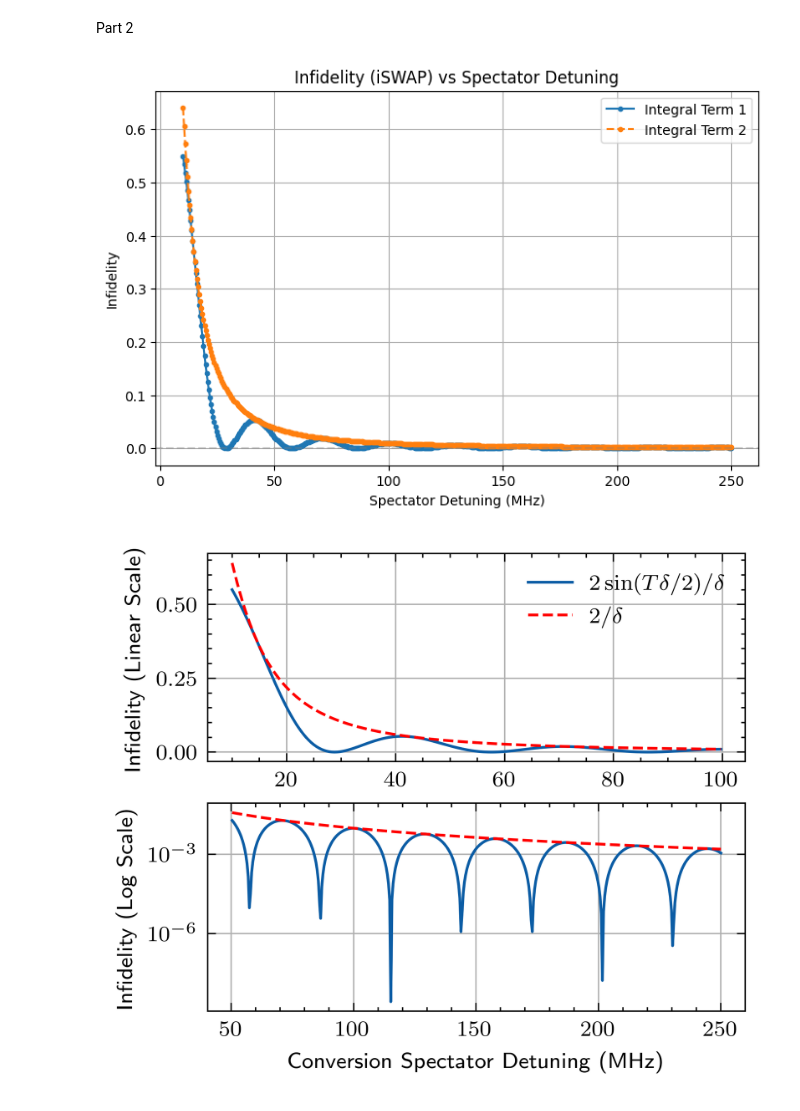
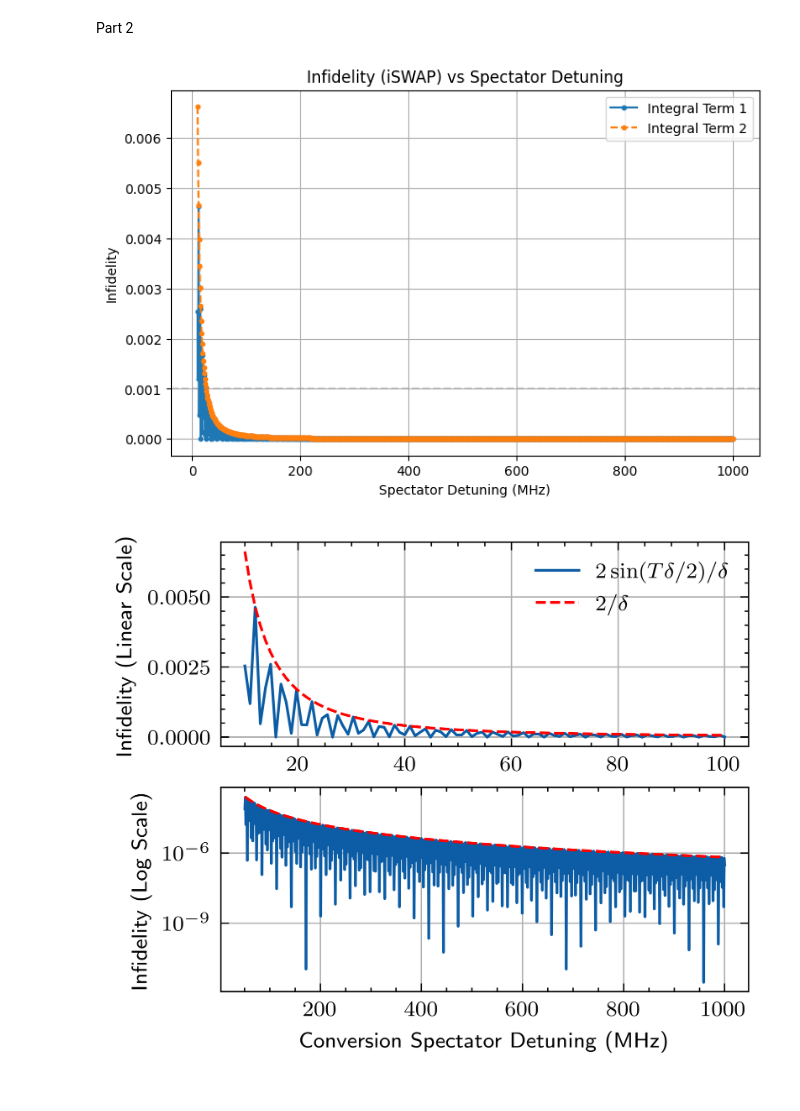
Before and after one commit to PITT-HATLAB/corral_crowding, a Jupyter notebook: src/notebooks/03_qubit_spectator.ipynb, the cells around one changed output. Cells and saved outputs as stored; diff of their text form; code cells hidden in the pictures.

Commit message:
fix: angular frequencies

```diff
--- a/src/notebooks/03_qubit_spectator.ipynb
+++ b/src/notebooks/03_qubit_spectator.ipynb
@@ -48,11 +48,11 @@ a = tensor(destroy(2), qeye(2))  # Mode a
 b = tensor(qeye(2), destroy(2))  # Mode b
 
 # Define pump strengths
-time_list = np.linspace(0, 500e-9, 100)  # Sweep over time duration (750 ns)
-eta_list = np.sqrt(n_s_list)  # Compute eta values
+time_list = np.linspace(0, 800e-9, 100)  # Sweep over time duration (750 ns)
+eta_list = np.linspace(1.2, 2.4, N)  # Compute eta values
 
 # Store population results
-pop_matrix = np.zeros((len(time_list), len(n_s_list)))  # Swap dimensions
+pop_matrix = np.zeros((len(time_list), len(eta_list)))  # Swap dimensions
 
 # Initial state |01⟩ (second mode excited)
 initial_state = np.array([0, 1, 0, 0])
@@ -76,15 +76,15 @@ eta_dict = {}
 for delta in tqdm(delta_list):
     fidelity_list = []
     tf_list = []  # store g_eff for this delta
-    eta_list = []
-    for n_s in n_s_list:
-        eta = np.sqrt(n_s)
+    # eta_list = []
+    for eta in eta_list:
+        # eta = np.sqrt(n_s)
         g_eff = 6 * eta * g3 * (lambdaq**2)
         t_f = full_pulse / g_eff
 
         # H(t) = g_eff * exp(-i * delta * t) * interaction_term
         interaction_term = q1dag * q2 + q1 * q2dag
-        spectator_term = q3dag * q4 + q3 * q4dag
+        spectator_term = q1dag * q4 + q1 * q4dag
         # spectator_term = q3dag + q3
 
         # Integral of the exponential factor
@@ -114,7 +114,7 @@ for delta in tqdm(delta_list):
         fidelity = 1 - average_gate_fidelity(U_t_f, target_iswap)
         fidelity_list.append(fidelity)
         tf_list.append(t_f)
-        eta_list.append(eta)
+        # eta_list.append(eta)
 
     # Store fidelity list and g_eff list for current delta
     fidelity_dict[delta] = fidelity_list
@@ -162,8 +162,8 @@ with plt.style.context(["ieee", "science", "use_mathtext"]):
     ax1.set_ylabel("Duration (ns)")
 
     # Set y-axis ticks to be in hundreds of nanoseconds
-    ax1.set_yticks([0, 250e-9, 500e-9])
-    ax1.set_yticklabels(["0", "250", "500"])
+    ax1.set_yticks([0, 400e-9, 800e-9])
+    ax1.set_yticklabels(["0", "400", "800"])
 
     # Add dashed red line at pi/2 transition
     ax1.plot(eta_list, t_pi2, "r--", label=r"$\pi/2$ Transition")
@@ -212,24 +212,28 @@ with plt.style.context(["ieee", "science", "use_mathtext"]):
 Part 2
 # %%
 # Parameter sweeps
-delta_list = 1e6 * np.linspace(10, 250, 512)  # Fine-grain sweep over delta (MHz)
+# delta_list1 = 1e6 * np.linspace(10, 100, 200)
+delta_list = 1e6 * np.linspace(10, 1000, 1024)  # Fine-grain sweep over delta (MHz)
+# delta_list = np.concatenate((delta_list1, delta_list2))
 
 fidelity_dict1 = {}  # Store fidelity for integral_term1
 fidelity_dict2 = {}  # Store fidelity for integral_term2
 tf_dict = {}  # Store t_f values for each delta
 
 for delta in tqdm(delta_list):
-    g_eff = 6 * np.sqrt(4) * g3 * (lambdaq**2)  # Use n_s = 4 for sqrt(n_s) -> eta
+    g_eff = 6 * 1.8 * g3 * (lambdaq**2)
     t_f = full_pulse / g_eff
 
     # Interaction terms
     interaction_term = q1dag * q2 + q1 * q2dag
-    spectator_term = q3dag * q4 + q3 * q4dag
+    spectator_term = q1dag * q4 + q1 * q4dag
     # specator_term = q1dag + q1
 
     # Integral terms
-    integral_term1 = 2 * np.sin(t_f * delta / 2) / delta
-    integral_term2 = 2 / delta
+    # convert frequency to angular frequency
+    angular_freq = delta * 2 * np.pi
+    integral_term1 = 2 * np.sin(t_f * angular_freq / 2) / angular_freq
+    integral_term2 = 2 / angular_freq
 
     # Time evolution operators for both terms
     U_t_f1 = (
@@ -285,7 +289,7 @@ plt.grid(True)
 # Display the plot
 plt.show()
 # %% [output]
-[figure, old version]
+[figure, new version]
 # %%
 import matplotlib.pyplot as plt
 import numpy as np
@@ -317,35 +321,35 @@ with plt.style.context(["ieee", "use_mathtext", "science"]):
         color="red",
     )
     ax.set_ylabel("Infidelity (Linear Scale)")
     ax.legend(fontsize=8)
     ax.grid(True)
 
     # Bottom subplot: 50 MHz to 250 MHz with log y-axis
     ax = axs[1]
-    mask = (deltas_mhz >= 50) & (deltas_mhz <= 250)
+    mask = deltas_mhz >= 50  # & (deltas_mhz <= 250)
     ax.plot(
         deltas_mhz[mask],
         np.array(fidelity_values1)[mask],
         label="$2 \sin(T \delta / 2) / \delta$",
         linestyle="-",
     )
     ax.plot(
         deltas_mhz[mask],
         np.array(fidelity_values2)[mask],
         label="$2/ \delta$",
         linestyle="--",
         color="red",
     )
     ax.set_xlabel("Conversion Spectator Detuning (MHz)")
     ax.set_ylabel("Infidelity (Log Scale)")
     ax.set_yscale("log")
     ax.grid(True)
 
 # Save and display the plot
 plt.show()
 fig.savefig("fidelity_vs_detuning_subplots.pdf", bbox_inches="tight")
 # %% [output]
-[figure, old version]
+[figure, new version]
 # %%
 # import numpy as np
 # import matplotlib.pyplot as plt
```
Also changed, not shown: parts of 2 cells of this notebook, 7 other files.
